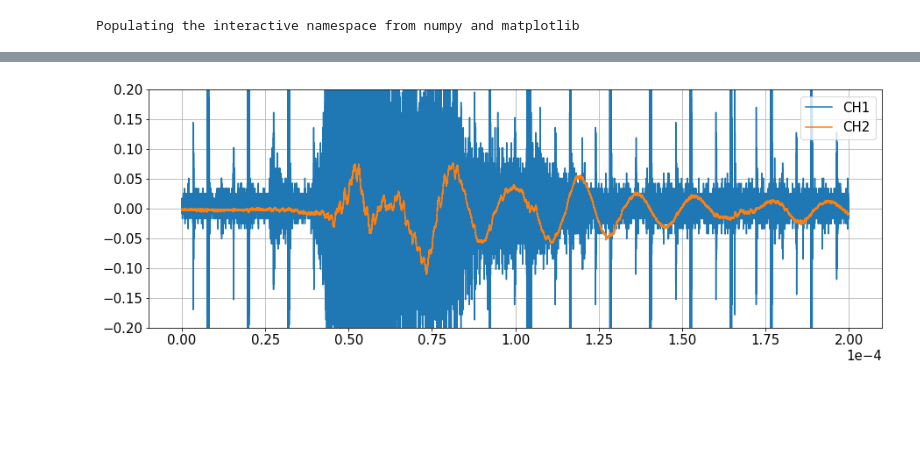
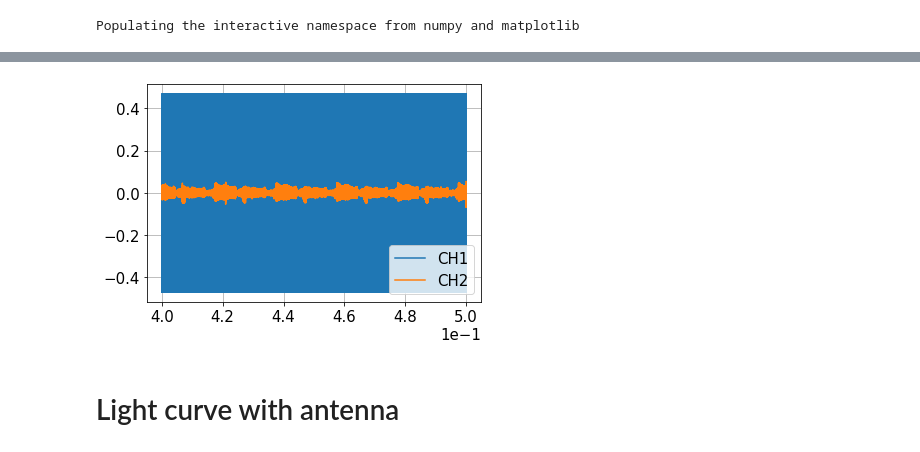
Before and after one commit to ODZ-UJF-AV-CR/auto1, a Jupyter notebook: notebooks/oscilloscope.ipynb, the cells around one changed output, grey strips where cells are left out. Drawn from its saved outputs; the diff is of its cells as text; code cells hidden in the pictures; blank space fills up the shorter version.

Commit message:
new graphs for presentation

```diff
--- a/notebooks/oscilloscope.ipynb
+++ b/notebooks/oscilloscope.ipynb
@@ -4,9 +6,12 @@ import glob
 import os
 import time
 import pandas as pd
+import matplotlib.dates as mdates
+
 %pylab inline --no-import-all
 
-file = "/storage/experiments/2021/0807_bourka_sobeslav/slavia/csv/RigolDS3.csv"
+file = "/storage/experiments/2021/0807_bourka_sobeslav"
+file = "/storage/experiments/2021/0822_bourka_sobeslav_auto1/slavia/1629713811.182914.csv"
 # %% [output]
 Populating the interactive namespace from numpy and matplotlib
 # %%
@@ -17,0 +34,8 @@ df.set_index('time', inplace=True)
+# %%
+# Read oscilloscope data
+df=pd.read_hdf(file+'.hdf')
+plt.figure(figsize=(15,5))
+plt.plot(df['CH2(V)'])
+plt.xlabel('Time [s]')
+plt.ylabel('Voltage [V]')
+plt.grid()
@@ -17,0 +44,18 @@ df.set_index('time', inplace=True)
+# %%
+# Read illuminance data
+f = "/storage/experiments/2021/0822_bourka_sobeslav_auto1/video/1629713811.182914.mp4.csv"
+y = pd.read_csv(f)
+
+plt.figure(figsize=(15,5))
+plt.rc('font', size=12)
+
+#y['time'] = (y.index - 1613)*(1/1610)
+y['time'] = (y.index)*(1/1610)
+
+plt.plot(y['time'], y['0'])
+plt.yscale('log')
+plt.xlabel('Time [s]')
+plt.ylabel('Illuminance [a.u.]')
+plt.grid(b=True, which='major', color='grey', linestyle='-')
+plt.grid(b=True, which='minor', color='grey', linestyle='-')
+#plt.xticks(np.arange(0, 4000, 100))
@@ -18,13 +94,14 @@ df.set_index('time', inplace=True)
 # %%
+xx = df[0.4:0.5]
 plt.figure(figsize=(15,5))
 plt.tight_layout()
 matplotlib.rcParams.update({'font.size': 15})
 plt.ticklabel_format(style='sci', axis='x', scilimits=(0,0))
 
-plt.plot(df['CH1(V)'], label='CH1')
-plt.plot(df['CH2(V)'], label='CH2')
-plt.ylim(-0.2,0.2)
+plt.plot(xx['CH1(V)'], label='CH1')
+plt.plot(xx['CH2(V)'], label='CH2')
+#plt.ylim(-0.1,0)
 plt.legend()
 plt.grid()
 # %% [output]
-[figure, old version]
+[figure, new version]
@@ -33,0 +108,2 @@ df.loc[:, cols_to_keep].to_hdf(file+'.hdf','df', mode='w')
+# %% [markdown]
+# Light curve with antenna
```
Also changed, not shown: parts of 33 cells of this notebook, 1 other file.
